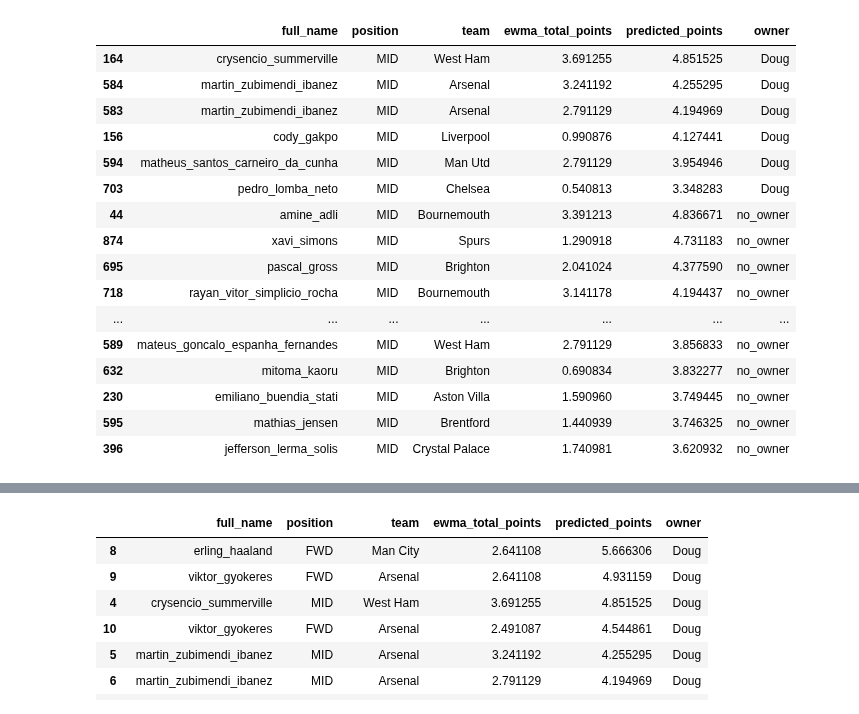
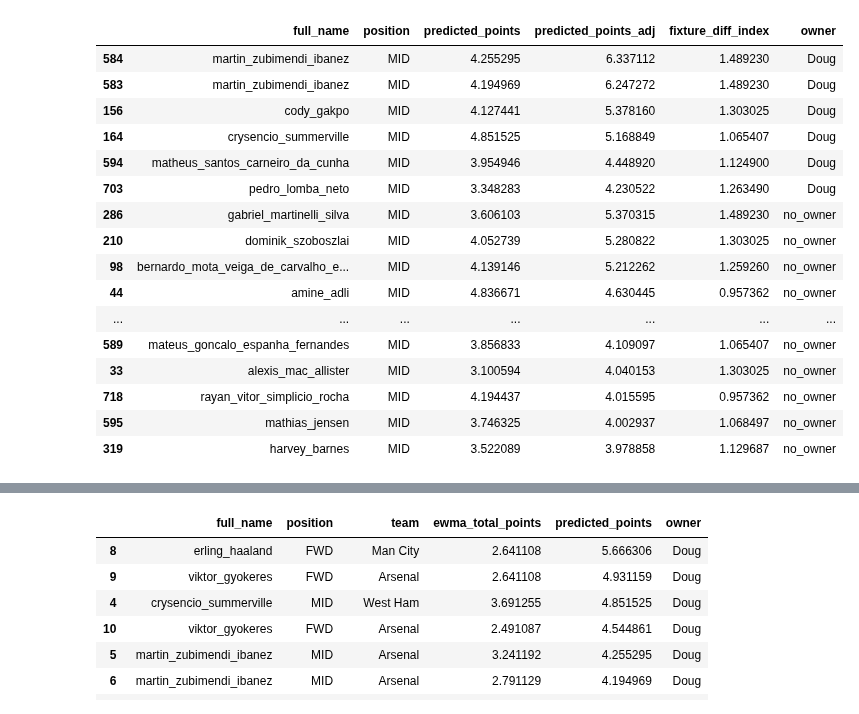
Before and after one commit to doug-ellis/draft_fpl_2526, a Jupyter notebook: transfer/outputs/looking_gw27.ipynb, the cells around one changed output, grey strips where cells are left out. Saved outputs shown, nothing was run; the diff lists cells and outputs as text; code cells hidden in the pictures.

```diff
--- a/transfer/outputs/looking_gw27.ipynb
+++ b/transfer/outputs/looking_gw27.ipynb
@@ -5,8 +5,8 @@ import matplotlib.pyplot as plt
 from other_funcs import *
 # %%
 df = pd.read_csv('predictions/predicted_gw27_simple.csv')
-df_sorted = df.sort_values('predicted_points', ascending=False)
-fixture_difficulty = pd.read_csv('fixture_difficulty/fixture_difficulty_gw27.csv', index_col='team')
+df_sorted = df.sort_values('predicted_points_adj', ascending=False)
+fixture_difficulty = pd.read_csv('fixture_difficulty/fixture_difficulty_gw27.csv')
 # %%
 df_sorted.query('owner==88376.0')
 # %% [output]
@@ -139,20 +76,20 @@ fixture_difficulty.sort_values('avg_points_conceded_MID_opponent', ascending=Fal
 # %%
-transfer_df.query('position=="MID"').sort_values(['owner', 'predicted_points'], ascending=[True, False]).head(20)
+transfer_df.query('position=="MID"').sort_values(['owner', 'predicted_points_adj'], ascending=[True, False]).head(20)
 # %% [output]
-|  | full_name | position | team | ewma_total_points | predicted_points | owner |
-| 164 | crysencio_summerville | MID | West Ham | 3.691255 | 4.851525 | Doug |
-| 584 | martin_zubimendi_ibanez | MID | Arsenal | 3.241192 | 4.255295 | Doug |
-| 583 | martin_zubimendi_ibanez | MID | Arsenal | 2.791129 | 4.194969 | Doug |
-| 156 | cody_gakpo | MID | Liverpool | 0.990876 | 4.127441 | Doug |
-| 594 | matheus_santos_carneiro_da_cunha | MID | Man Utd | 2.791129 | 3.954946 | Doug |
-| 703 | pedro_lomba_neto | MID | Chelsea | 0.540813 | 3.348283 | Doug |
-| 44 | amine_adli | MID | Bournemouth | 3.391213 | 4.836671 | no_owner |
-| 874 | xavi_simons | MID | Spurs | 1.290918 | 4.731183 | no_owner |
-| 695 | pascal_gross | MID | Brighton | 2.041024 | 4.377590 | no_owner |
-| 718 | rayan_vitor_simplicio_rocha | MID | Bournemouth | 3.141178 | 4.194437 | no_owner |
+|  | full_name | position | predicted_points | predicted_points_adj | fixture_diff_index | owner |
+| 584 | martin_zubimendi_ibanez | MID | 4.255295 | 6.337112 | 1.489230 | Doug |
+| 583 | martin_zubimendi_ibanez | MID | 4.194969 | 6.247272 | 1.489230 | Doug |
+| 156 | cody_gakpo | MID | 4.127441 | 5.378160 | 1.303025 | Doug |
+| 164 | crysencio_summerville | MID | 4.851525 | 5.168849 | 1.065407 | Doug |
+| 594 | matheus_santos_carneiro_da_cunha | MID | 3.954946 | 4.448920 | 1.124900 | Doug |
+| 703 | pedro_lomba_neto | MID | 3.348283 | 4.230522 | 1.263490 | Doug |
+| 286 | gabriel_martinelli_silva | MID | 3.606103 | 5.370315 | 1.489230 | no_owner |
+| 210 | dominik_szoboszlai | MID | 4.052739 | 5.280822 | 1.303025 | no_owner |
+| 98 | bernardo_mota_veiga_de_carvalho_e... | MID | 4.139146 | 5.212262 | 1.259260 | no_owner |
+| 44 | amine_adli | MID | 4.836671 | 4.630445 | 0.957362 | no_owner |
 | ... | ... | ... | ... | ... | ... | ... |
-| 589 | mateus_goncalo_espanha_fernandes | MID | West Ham | 2.791129 | 3.856833 | no_owner |
-| 632 | mitoma_kaoru | MID | Brighton | 0.690834 | 3.832277 | no_owner |
-| 230 | emiliano_buendia_stati | MID | Aston Villa | 1.590960 | 3.749445 | no_owner |
-| 595 | mathias_jensen | MID | Brentford | 1.440939 | 3.746325 | no_owner |
-| 396 | jefferson_lerma_solis | MID | Crystal Palace | 1.740981 | 3.620932 | no_owner |
+| 589 | mateus_goncalo_espanha_fernandes | MID | 3.856833 | 4.109097 | 1.065407 | no_owner |
+| 33 | alexis_mac_allister | MID | 3.100594 | 4.040153 | 1.303025 | no_owner |
+| 718 | rayan_vitor_simplicio_rocha | MID | 4.194437 | 4.015595 | 0.957362 | no_owner |
+| 595 | mathias_jensen | MID | 3.746325 | 4.002937 | 1.068497 | no_owner |
+| 319 | harvey_barnes | MID | 3.522089 | 3.978858 | 1.129687 | no_owner |
```
Also changed, not shown: parts of 13 cells of this notebook, 2 other files.
